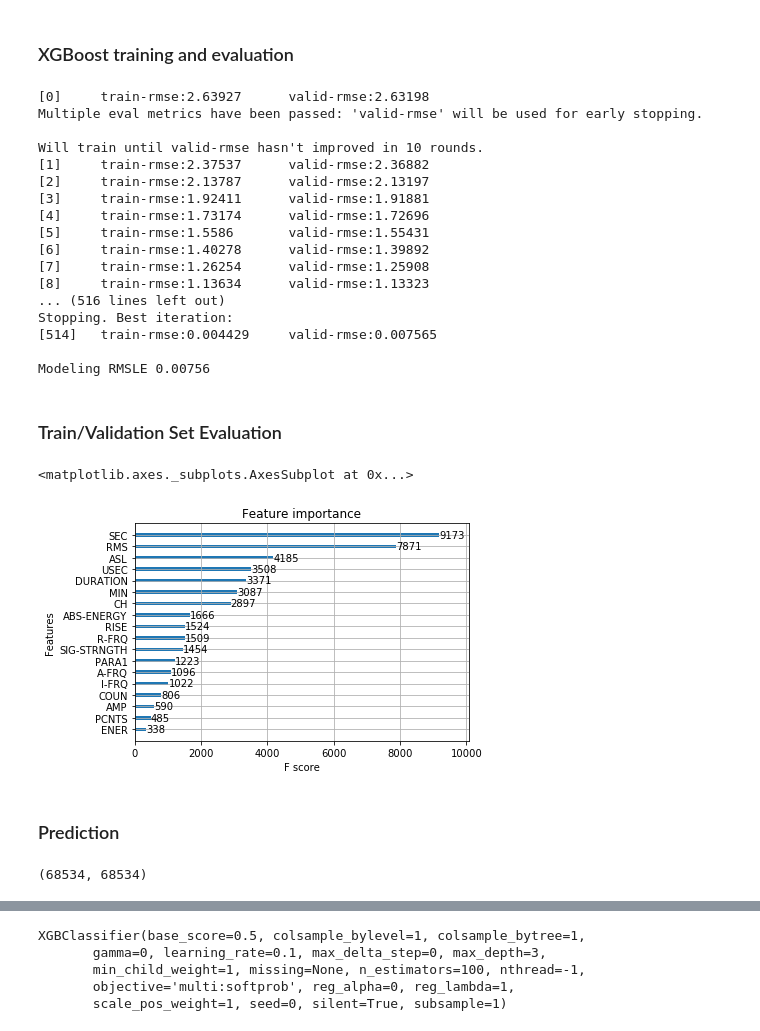
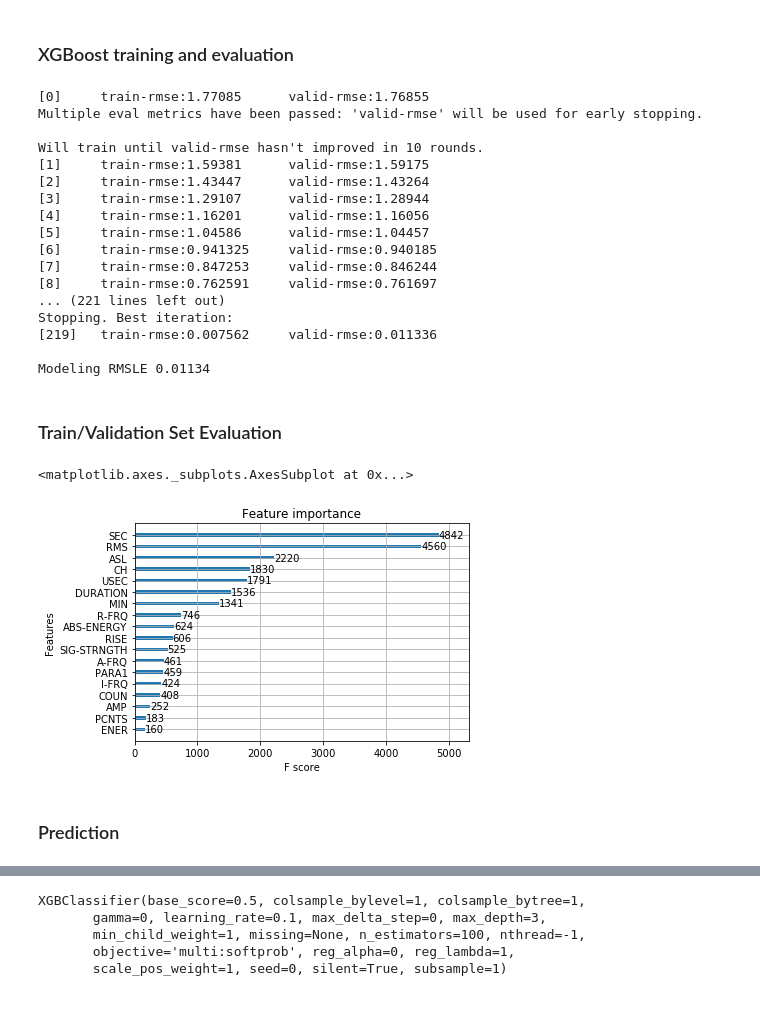
Before and after one commit to jadoonengr/Civil-Concrete-Damage, a Jupyter notebook: Civil-Concrete-Damage.ipynb, the cells around one changed output, grey strips where cells are left out. Drawn from its saved outputs; the diff is of its cells as text; code cells hidden in the pictures.

```diff
--- a/Civil-Concrete-Damage.ipynb
+++ b/Civil-Concrete-Damage.ipynb
@@ -54,0 +51,2 @@ temp3 = pd.read_excel("Type 1.xlsx", sheetname="B3")
+# %%
+temp1 = pd.read_excel("concrete-damage-data.xlsx")
@@ -347,35 +327,35 @@ xgb_pars = {'min_child_weight': 50, 'eta': 0.1, 'colsample_bytree': 0.9, 'max_de
 'subsample': 0.9, 'lambda': 1., 'nthread': -1, 'booster' : 'gbtree', 'silent': 1,
 'eval_metric': 'rmse', 'objective': 'reg:linear'}
 
-model1 = xgb.train(xgb_pars, dtrain, 1000, watchlist, early_stopping_rounds=10,
+model = xgb.train(xgb_pars, dtrain, 1000, watchlist, early_stopping_rounds=10,
       maximize=False, verbose_eval=1)
 
 print('Modeling RMSLE %.5f' % model.best_score)
 # %% [output]
-[0]     train-rmse:2.63927      valid-rmse:2.63198
+[0]     train-rmse:1.77085      valid-rmse:1.76855
 Multiple eval metrics have been passed: 'valid-rmse' will be used for early stopping.
 
 Will train until valid-rmse hasn't improved in 10 rounds.
-[1]     train-rmse:2.37537      valid-rmse:2.36882
-[2]     train-rmse:2.13787      valid-rmse:2.13197
-[3]     train-rmse:1.92411      valid-rmse:1.91881
-[4]     train-rmse:1.73174      valid-rmse:1.72696
-[5]     train-rmse:1.5586       valid-rmse:1.55431
-[6]     train-rmse:1.40278      valid-rmse:1.39892
-[7]     train-rmse:1.26254      valid-rmse:1.25908
-[8]     train-rmse:1.13634      valid-rmse:1.13323
-... (516 lines left out)
+[1]     train-rmse:1.59381      valid-rmse:1.59175
+[2]     train-rmse:1.43447      valid-rmse:1.43264
+[3]     train-rmse:1.29107      valid-rmse:1.28944
+[4]     train-rmse:1.16201      valid-rmse:1.16056
+[5]     train-rmse:1.04586      valid-rmse:1.04457
+[6]     train-rmse:0.941325     valid-rmse:0.940185
+[7]     train-rmse:0.847253     valid-rmse:0.846244
+[8]     train-rmse:0.762591     valid-rmse:0.761697
+... (221 lines left out)
 Stopping. Best iteration:
-[514]   train-rmse:0.004429     valid-rmse:0.007565
+[219]   train-rmse:0.007562     valid-rmse:0.011336
 
-Modeling RMSLE 0.00756
+Modeling RMSLE 0.01134
 # %% [markdown]
 ### Train/Validation Set Evaluation
 # %%
-xgb.plot_importance(model1, height=0.3)
+xgb.plot_importance(model, height=0.3)
 # %% [output]
 <matplotlib.axes._subplots.AxesSubplot at 0x...>
-[figure, old version]
+[figure, new version]
 # %% [markdown]
 ### Prediction
 # %%
@@ -386,4 +364,0 @@ pred = np.exp(pred) - 1
-# %%
-len(pred), len(Z_y)
-# %% [output]
-(68534, 68534)
```
Also changed, not shown: parts of 39 cells of this notebook.
